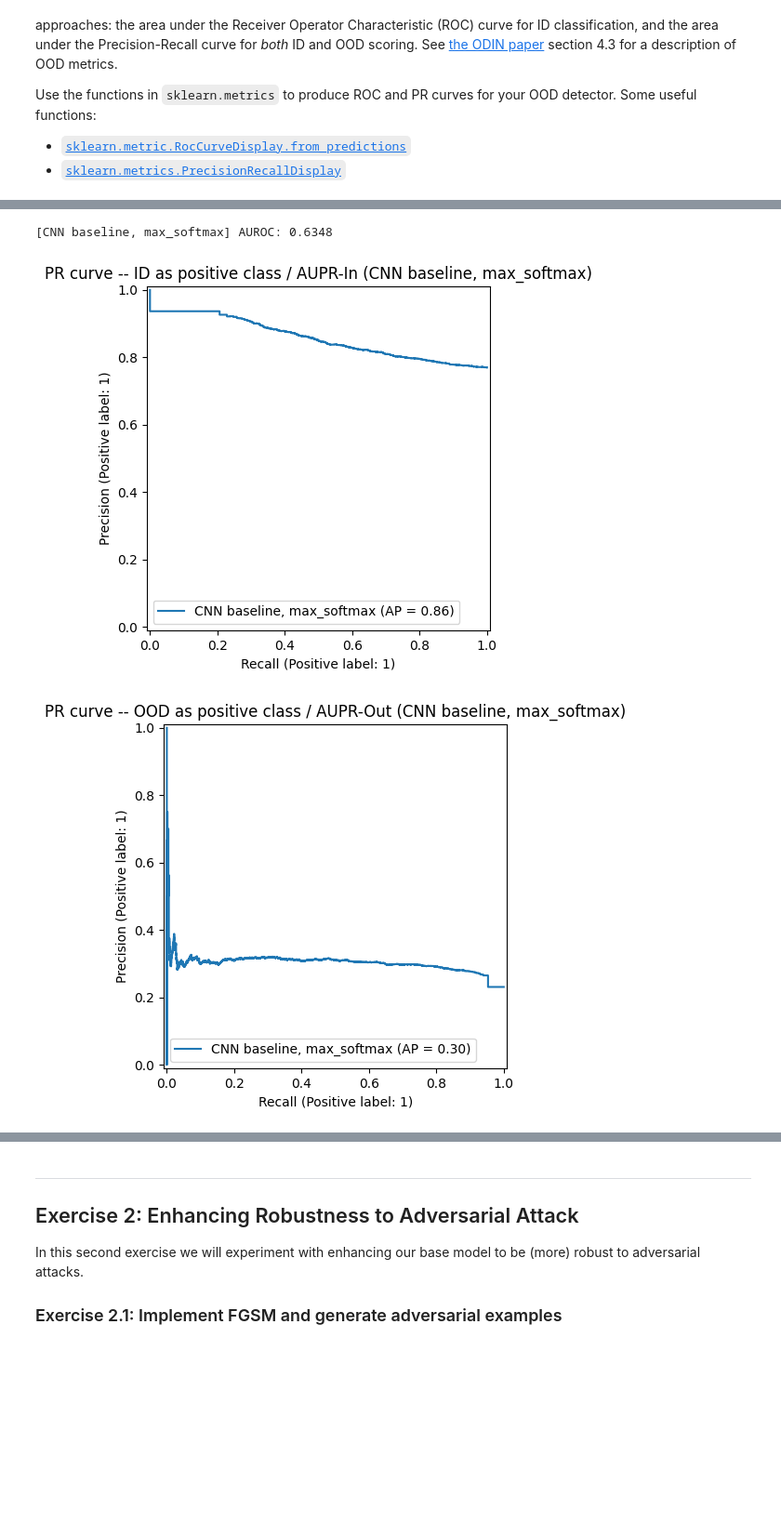
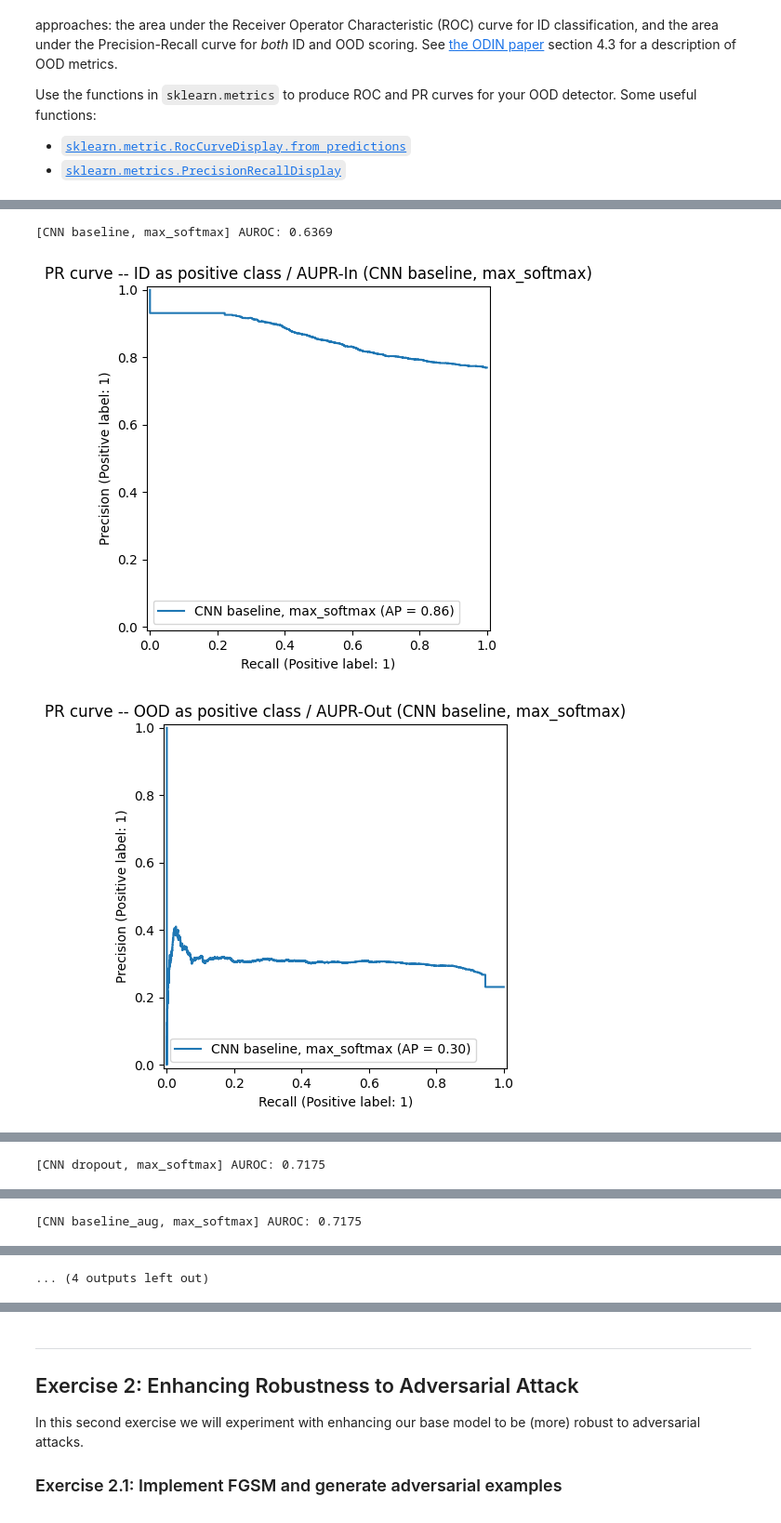
Before and after one commit to Eros-Pinzani/DLA_Projects, a Jupyter notebook: Lab04_DLA/DLA-Lab4.ipynb, the cells around one changed output, grey strips where cells are left out. Shown at 93% size. Drawn from its saved outputs; the diff is of its cells as text; code cells hidden in the pictures; blank space fills up the shorter version.

```diff
--- a/Lab04_DLA/DLA-Lab4.ipynb
+++ b/Lab04_DLA/DLA-Lab4.ipynb
@@ -106,7 +128,7 @@ ID train: 45000, ID val: 5000, ID test: 10000
 # ship, truck -- i.e. only vehicles and animals). We deliberately avoid all
 # CIFAR-100 animal/vehicle classes and pick from clearly unrelated categories
 # (flowers, food containers, man-made outdoor structures).
-cifar100_full = torchvision.datasets.CIFAR100(root="./data", train=False, download=True, transform=transform)
+cifar100_full = torchvision.datasets.CIFAR100(root="./data", train=False, download=True, transform=eval_transform)
 
 FAR_OOD_CLASSES = [
     "orchid", "poppy", "rose", "sunflower", "tulip",          # flowers
@@ -217,32 +203,0 @@ Epoch 50/50 - train loss: 0.2176 - val acc: 0.6460
-# %%
-# --- 6. OOD scores: ID (CIFAR-10 val) vs OOD (CIFAR-100 far subset) ---
-
-def max_logit(logit):
-    return logit.max(dim=1)[0]
-
-def max_softmax(logit, T=1.0):
-    s = F.softmax(logit / T, dim=1)
-    return s.max(dim=1)[0]
-
-def compute_scores(data_loader, score_fun, model):
-    scores = []
-    model.eval()
-    with torch.no_grad():
-        for x, y in data_loader:
-            output = model(x.to(device))
-            scores.append(score_fun(output))
-    return torch.cat(scores)
-
-id_scores = compute_scores(id_val_loader, max_softmax, cnn_baseline)
-ood_scores = compute_scores(ood_loader, max_softmax, cnn_baseline)
-
-print(f"ID scores  -- mean: {id_scores.mean():.4f}, std: {id_scores.std():.4f}")
-print(f"OOD scores -- mean: {ood_scores.mean():.4f}, std: {ood_scores.std():.4f}")
-
-plt.hist(id_scores.cpu(), density=True, alpha=0.5, bins=25, label="ID (CIFAR-10 val)")
-plt.hist(ood_scores.cpu(), density=True, alpha=0.5, bins=25, label="OOD (CIFAR-100 far subset)")
-plt.xlabel("max softmax score")
-plt.ylabel("density")
-plt.legend()
-plt.title("OOD detection: score distribution, ID vs OOD")
-plt.show()
@@ -252,0 +204,4 @@ OOD scores -- mean: 0.9029, std: 0.1497
+# %%
+# --- 5. Original (no augmentation) ---
+cnn_baseline = get_model(id_train_loader_plain, dropout=False, checkpoint_path="checkpoints/cnn_baseline.pth")
+cnn_dropout = get_model(id_train_loader_plain, dropout=True, checkpoint_path="checkpoints/cnn_dropout.pth")
@@ -252,0 +221,4 @@ OOD scores -- mean: 0.9029, std: 0.1497
+# %%
+# --- 5bis. Augmented variants ---
+cnn_baseline_aug = get_model(id_train_loader_aug, dropout=False, checkpoint_path="checkpoints/cnn_baseline_aug.pth", epochs=100)
+cnn_dropout_aug = get_model(id_train_loader_aug, dropout=True, checkpoint_path="checkpoints/cnn_dropout_aug.pth", epochs=100)
@@ -300,5 +352,6 @@ def evaluate_ood_detection(id_scores, ood_scores, label=""):
     plt.show()
 
 
-evaluate_ood_detection(id_scores, ood_scores, label="CNN baseline, max_softmax")
+for name, (id_scores, ood_scores) in scores.items():
+    evaluate_ood_detection(id_scores, ood_scores, label=f"CNN {name}, max_softmax")
 # %% [output]
@@ -306,3 +359,3 @@ evaluate_ood_detection(id_scores, ood_scores, label="CNN baseline, max_softmax")
-[CNN baseline, max_softmax] AUROC: 0.6348
+[CNN baseline, max_softmax] AUROC: 0.6369
-[figure, old version]
+[figure, new version]
-[figure, old version]
+[figure, new version]
@@ -308,0 +363 @@ evaluate_ood_detection(id_scores, ood_scores, label="CNN baseline, max_softmax")
+[CNN dropout, max_softmax] AUROC: 0.7175
@@ -308,0 +367 @@ evaluate_ood_detection(id_scores, ood_scores, label="CNN baseline, max_softmax")
+[CNN baseline_aug, max_softmax] AUROC: 0.7175
@@ -308,0 +370 @@ evaluate_ood_detection(id_scores, ood_scores, label="CNN baseline, max_softmax")
+... (4 outputs left out)
```
Also changed, not shown: parts of 11 cells of this notebook, 8 other files.
